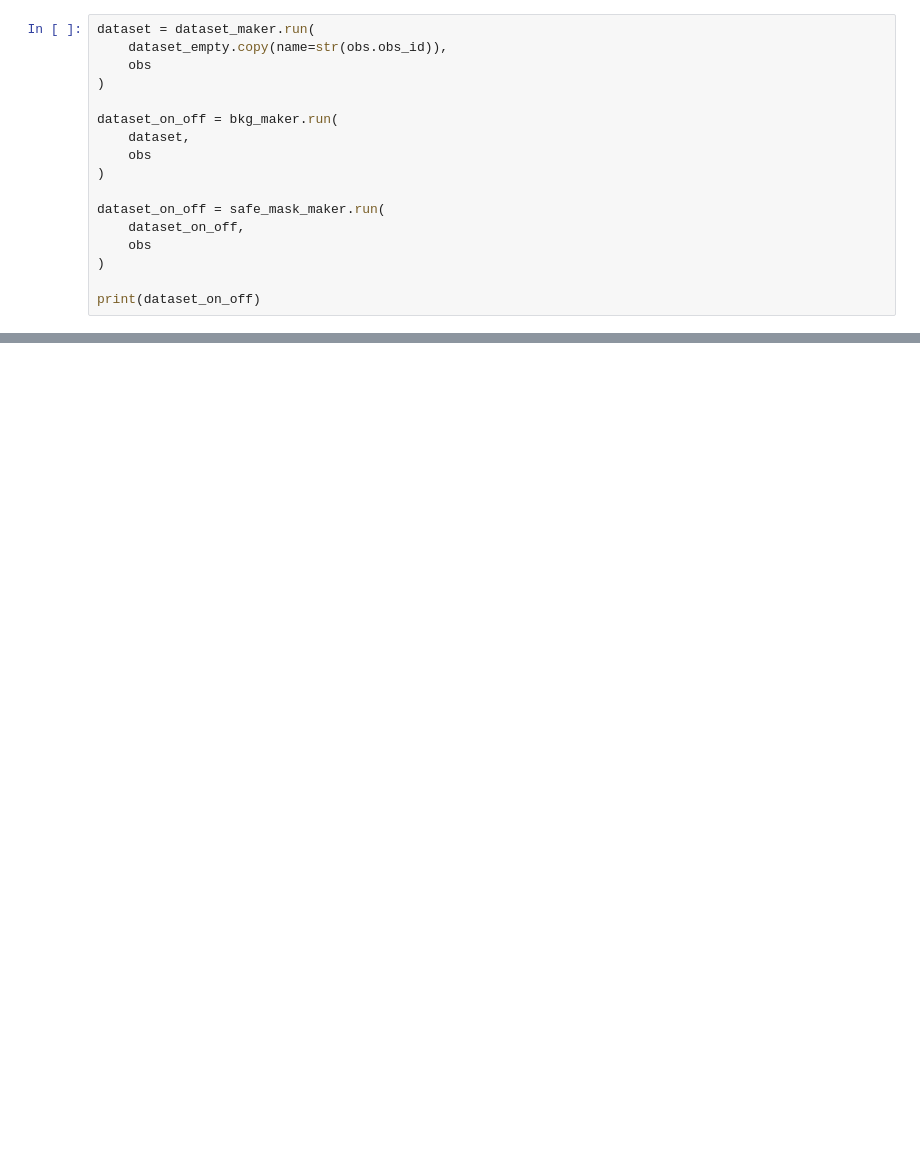
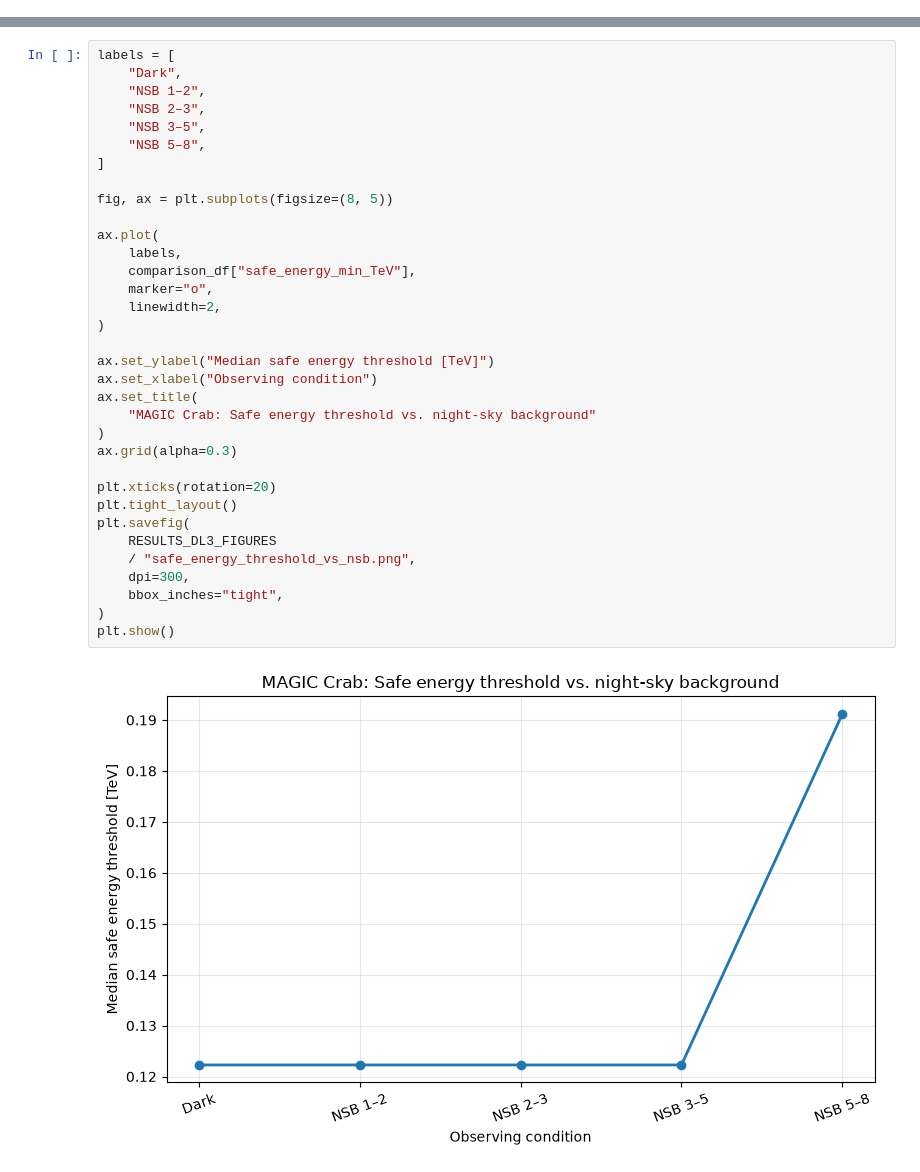
Before and after one commit to k-skupin/MAGIC-Gamma-Telescope, a Jupyter notebook: notebooks/dl3_real_data/MAGIC_DL3.ipynb, the cells around one changed output, grey strips where cells are left out. Drawn from its saved outputs; the diff is of its cells as text; blank space fills up the shorter version.

```diff
--- a/notebooks/dl3_real_data/MAGIC_DL3.ipynb
+++ b/notebooks/dl3_real_data/MAGIC_DL3.ipynb
@@ -813,17 +0,0 @@ safe_mask_maker = SafeMaskMaker(
-# %%
-dataset = dataset_maker.run(
-    dataset_empty.copy(name=str(obs.obs_id)),
-    obs
-)
-
-dataset_on_off = bkg_maker.run(
-    dataset,
-    obs
-)
-
-dataset_on_off = safe_mask_maker.run(
-    dataset_on_off,
-    obs
-)
-
-print(dataset_on_off)
@@ -1779,0 +757,36 @@ os.getpid()
+# %%
+labels = [
+    "Dark",
+    "NSB 1–2",
+    "NSB 2–3",
+    "NSB 3–5",
+    "NSB 5–8",
+]
+
+fig, ax = plt.subplots(figsize=(8, 5))
+
+ax.plot(
+    labels,
+    comparison_df["safe_energy_min_TeV"],
+    marker="o",
+    linewidth=2,
+)
+
+ax.set_ylabel("Median safe energy threshold [TeV]")
+ax.set_xlabel("Observing condition")
+ax.set_title(
+    "MAGIC Crab: Safe energy threshold vs. night-sky background"
+)
+ax.grid(alpha=0.3)
+
+plt.xticks(rotation=20)
+plt.tight_layout()
+plt.savefig(
+    RESULTS_DL3_FIGURES
+    / "safe_energy_threshold_vs_nsb.png",
+    dpi=300,
+    bbox_inches="tight",
+)
+plt.show()
+# %% [output]
+[figure, added]
```
Also changed, not shown: parts of 99 cells of this notebook, 6 other files.
